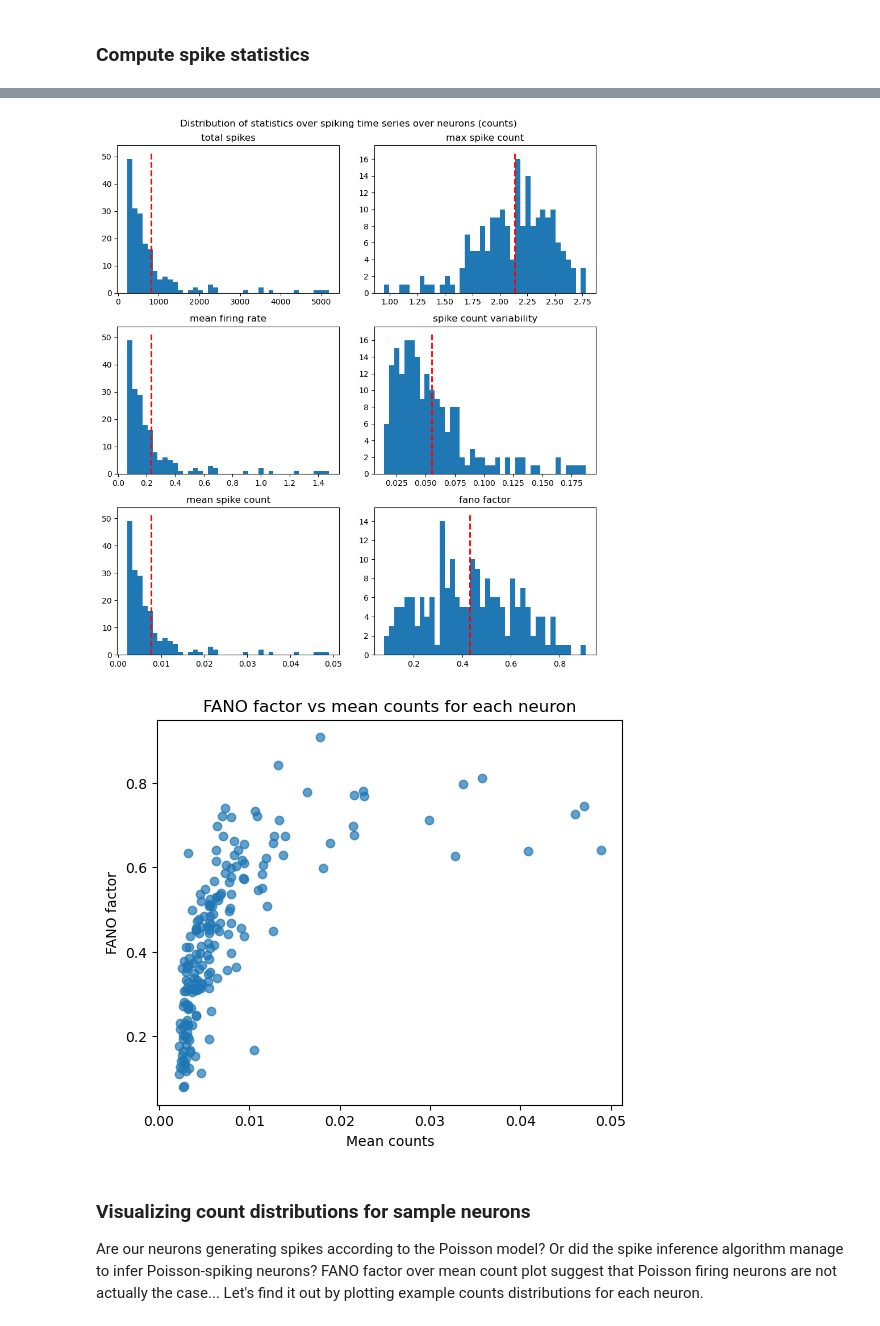
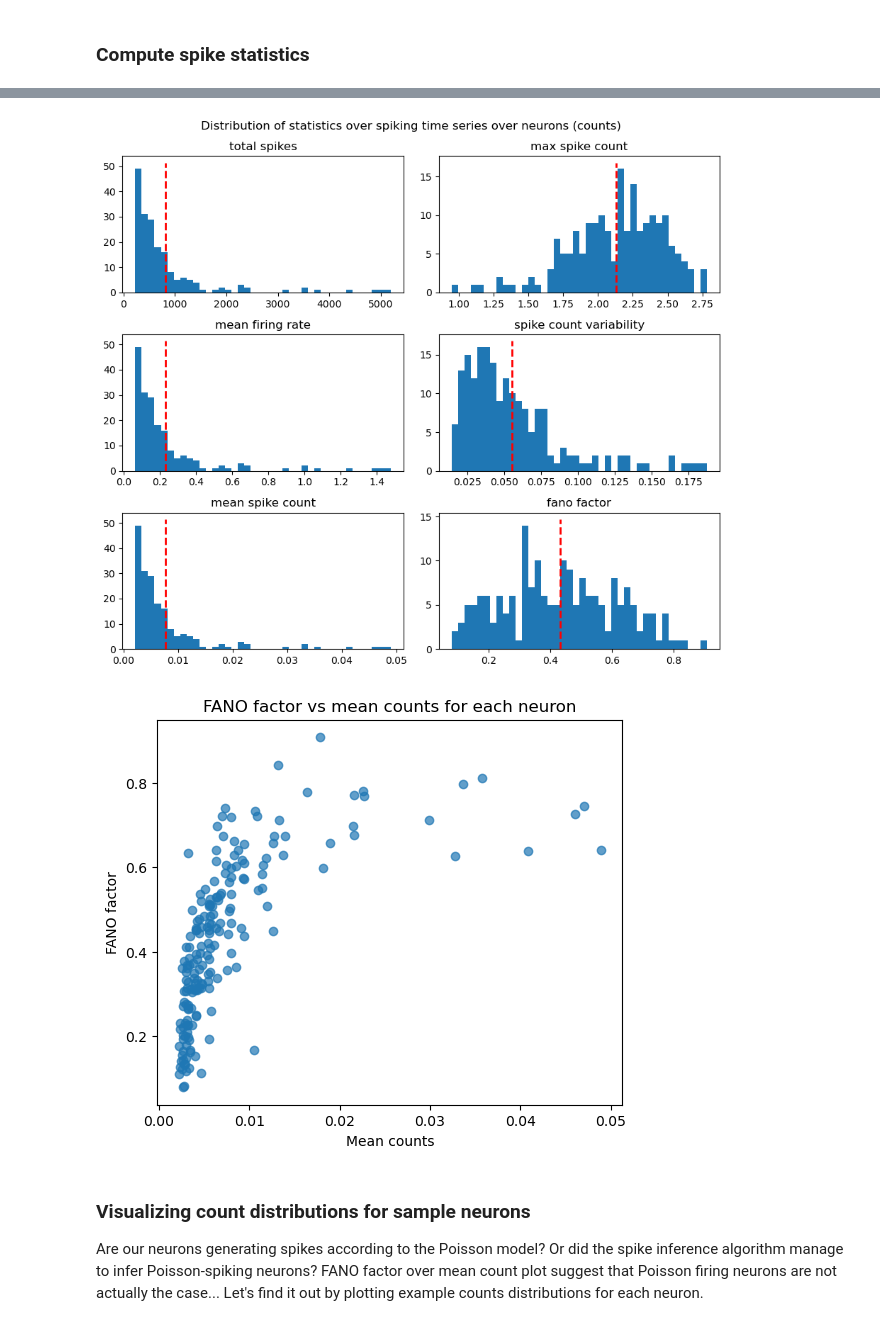
Before and after one commit to atimcenko/tu-neural-data-science, a Jupyter notebook: practical/practical02_Alex.ipynb, the cells around one changed output, grey strips where cells are left out. Saved outputs shown, nothing was run; the diff lists cells and outputs as text; code cells hidden in the pictures.

```diff
--- a/practical/practical02_Alex.ipynb
+++ b/practical/practical02_Alex.ipynb
@@ -560,7 +542,7 @@ for i in range(n + 1):
     if i < n:
         # plotting the trace
         neuron = neurons_list[i]
-        ax.set_title(f"Neuron #{neuron}, max = {neuron_stats['max'][neuron]:.1f}")
+        ax.set_title(f"Neuron #{neuron}, max activity = {np.max(dff[neuron]):.1f}")
         ax.plot(times[it1:it2], dff[neuron, it1:it2], color='black', alpha=0.8, linewidth=1.5)
         ax.set_ylabel("dF/F")
         ax.set_xticks([])
@@ -757,8 +739,9 @@ it1, it2 = (2000, 15000)
 tlim = (times[it1], times[it2])
 
 n_batch = 8
+n_chunks = int(np.ceil(n_neurons / n_batch))
 
-for chunk in range(int(np.ceil(n_neurons / n_batch))):
+for chunk in range(n_chunks):
 
     neurons_list = np.arange(n_batch * chunk, n_batch * (chunk + 1))
 
@@ -770,7 +753,7 @@ for chunk in range(int(np.ceil(n_neurons / n_batch))):
         neuron = neurons_list[i]
         if neuron >= n_neurons: continue
 
-        relevant_stats = ["mean", "std", "max", "num events"]
+        relevant_stats = ["mean", "robust std", "max", "num events"]
         stats_str = ""
         for stat in relevant_stats:
             val = neuron_stats[stat][neuron]
@@ -794,6 +777,10 @@ for chunk in range(int(np.ceil(n_neurons / n_batch))):
     ax.spines['bottom'].set_visible(True)
     ax.set_xlabel("time, s")
     plt.tight_layout()
-    plt.savefig(f"../img/ca_traces/with_robust_std/segment{chunk:02d}.png", dpi=250)
-    plt.close()
+    plt.savefig(f"../img/ca_traces/with_robust_std/segment{chunk:02d}.png", dpi=200)
+    # show one of the plots in the output
+    if chunk == 0:
+        plt.show()
+    else:
+        plt.close()
 # %% [output]
@@ -972,39 +962,39 @@ stat_names = ['total spikes', 'mean firing rate', 'mean spike count',
 n = len(stat_names)
 
 nrows, ncols = int(np.ceil(n / 2)), 2
-fig, axes = plt.subplots(nrows, ncols, figsize=(nrows * 3, ncols * 5))
+fig, axes = plt.subplots(nrows, ncols, figsize=(nrows * 3, ncols * 4))
 
 for i in range(n):
     irow, icol = i % nrows, i // nrows
     ax = axes[irow, icol]
 
     stat_name = stat_names[i]
     ax.set_title(stat_name)
 
     values = neuron_stats[stat_name]
     mean = values.mean()
 
     ax.hist(values, bins=40)
 
     ax.vlines(mean, *ax.get_ylim(), linestyle='--', colors='red', linewidth=2)
 
 plt.suptitle("Distribution of statistics over spiking time series over neurons (counts)")
 plt.tight_layout()
 plt.show()
 
 plt.figure(figsize=(6, 5))
 plt.title("FANO factor vs mean counts for each neuron")
 plt.xlabel("Mean counts")
 plt.ylabel("FANO factor")
 
 fano = neuron_stats['fano factor']
 mean = neuron_stats['mean spike count']
 var  = neuron_stats['spike count variability']
 
 plt.scatter(mean, fano, alpha=0.7)
 plt.show()
 # %% [output]
-[figure, old version]
+[figure, new version]
 [figure]
 # %% [markdown]
 ### Visualizing count distributions for sample neurons
```
Also changed, not shown: parts of 20 cells of this notebook.
